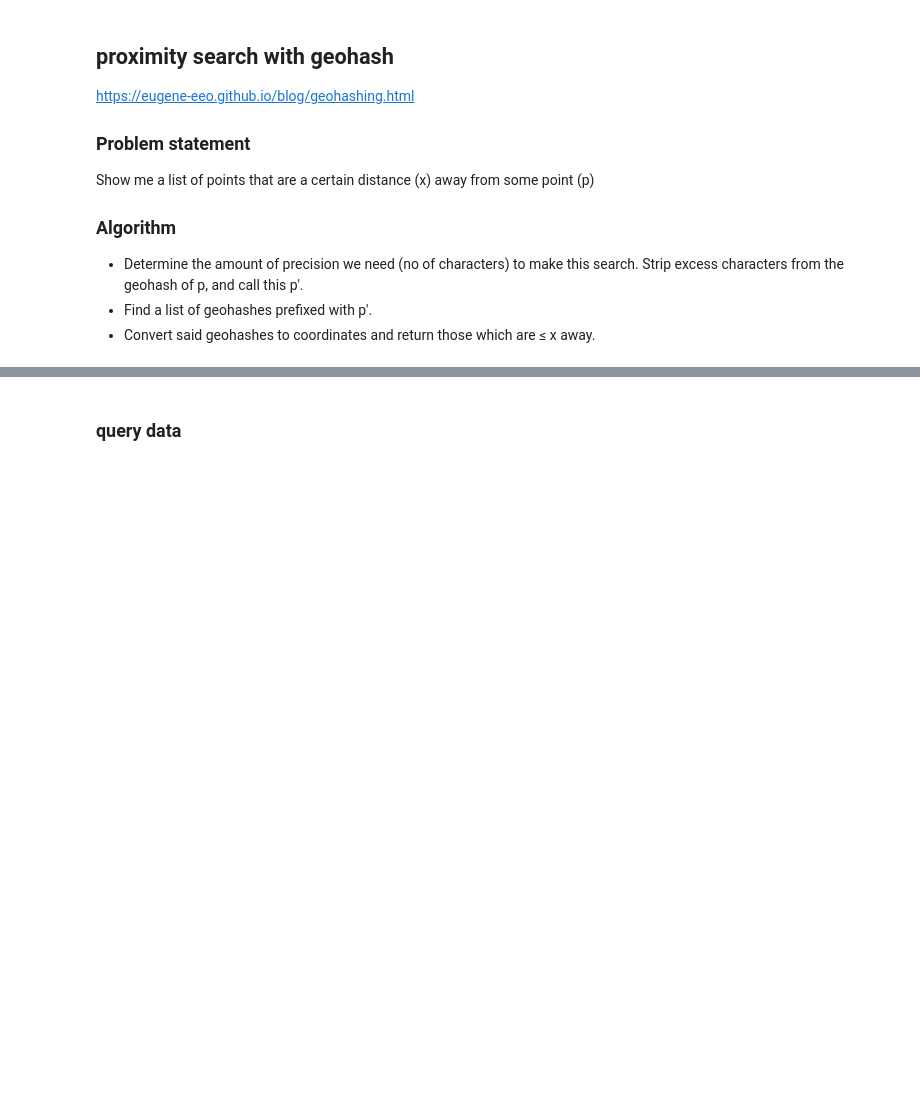
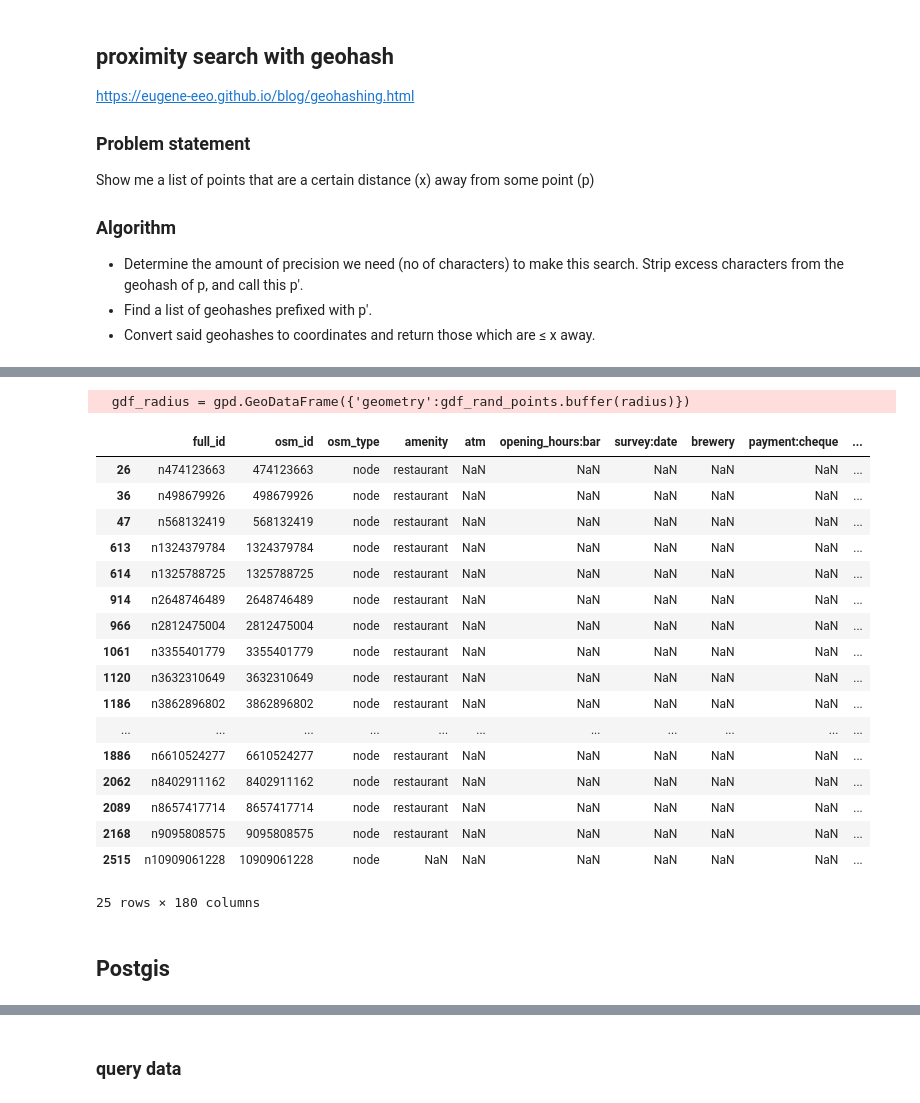
Before and after one commit to easierdata/geohash-cid, a Jupyter notebook: notebooks/spatial_query_comparison.ipynb, the cells around one changed output, grey strips where cells are left out. Drawn from its saved outputs; the diff is of its cells as text; code cells hidden in the pictures; blank space fills up the shorter version.

```diff
--- a/notebooks/spatial_query_comparison.ipynb
+++ b/notebooks/spatial_query_comparison.ipynb
@@ -12,0 +23,7 @@ Show me a list of points that are a certain distance (x) away from some point (p
+# %%
+gdf_rand_points = gpd.read_file("../../data/maryland_demo/rand_dc_point.geojson")
+# %%
+#radius (in degree for simplicity)
+radius = 0.03
+# %%
+cid = "bafybeia7jlkyzt22qgh66felldr322l5c7jdvm4xspr222f4usnd2ttbze"
@@ -12,0 +38,2 @@ Show me a list of points that are a certain distance (x) away from some point (p
+# %%
+original_gdf = ipfs_get_feature(cid)
@@ -12,0 +60,26 @@ Show me a list of points that are a certain distance (x) away from some point (p
+# %%
+gdf_radius = gpd.GeoDataFrame({'geometry':gdf_rand_points.buffer(radius)})
+
+gpd.sjoin(original_gdf,gdf_radius)
+# %% [output]
+  gdf_radius = gpd.GeoDataFrame({'geometry':gdf_rand_points.buffer(radius)})
+|  | full_id | osm_id | osm_type | amenity | atm | opening_hours:bar | survey:date | brewery | payment:cheque | ... |
+| 26 | n474123663 | 474123663 | node | restaurant | NaN | NaN | NaN | NaN | NaN | ... |
+| 36 | n498679926 | 498679926 | node | restaurant | NaN | NaN | NaN | NaN | NaN | ... |
+| 47 | n568132419 | 568132419 | node | restaurant | NaN | NaN | NaN | NaN | NaN | ... |
+| 613 | n1324379784 | 1324379784 | node | restaurant | NaN | NaN | NaN | NaN | NaN | ... |
+| 614 | n1325788725 | 1325788725 | node | restaurant | NaN | NaN | NaN | NaN | NaN | ... |
+| 914 | n2648746489 | 2648746489 | node | restaurant | NaN | NaN | NaN | NaN | NaN | ... |
+| 966 | n2812475004 | 2812475004 | node | restaurant | NaN | NaN | NaN | NaN | NaN | ... |
+| 1061 | n3355401779 | 3355401779 | node | restaurant | NaN | NaN | NaN | NaN | NaN | ... |
+| 1120 | n3632310649 | 3632310649 | node | restaurant | NaN | NaN | NaN | NaN | NaN | ... |
+| 1186 | n3862896802 | 3862896802 | node | restaurant | NaN | NaN | NaN | NaN | NaN | ... |
+| ... | ... | ... | ... | ... | ... | ... | ... | ... | ... | ... |
+| 1886 | n6610524277 | 6610524277 | node | restaurant | NaN | NaN | NaN | NaN | NaN | ... |
+| 2062 | n8402911162 | 8402911162 | node | restaurant | NaN | NaN | NaN | NaN | NaN | ... |
+| 2089 | n8657417714 | 8657417714 | node | restaurant | NaN | NaN | NaN | NaN | NaN | ... |
+| 2168 | n9095808575 | 9095808575 | node | restaurant | NaN | NaN | NaN | NaN | NaN | ... |
+| 2515 | n10909061228 | 10909061228 | node | NaN | NaN | NaN | NaN | NaN | NaN | ... |
+25 rows × 180 columns
+# %% [markdown]
+## Postgis
```
Also changed, not shown: parts of 66 cells of this notebook, 7 other files.
